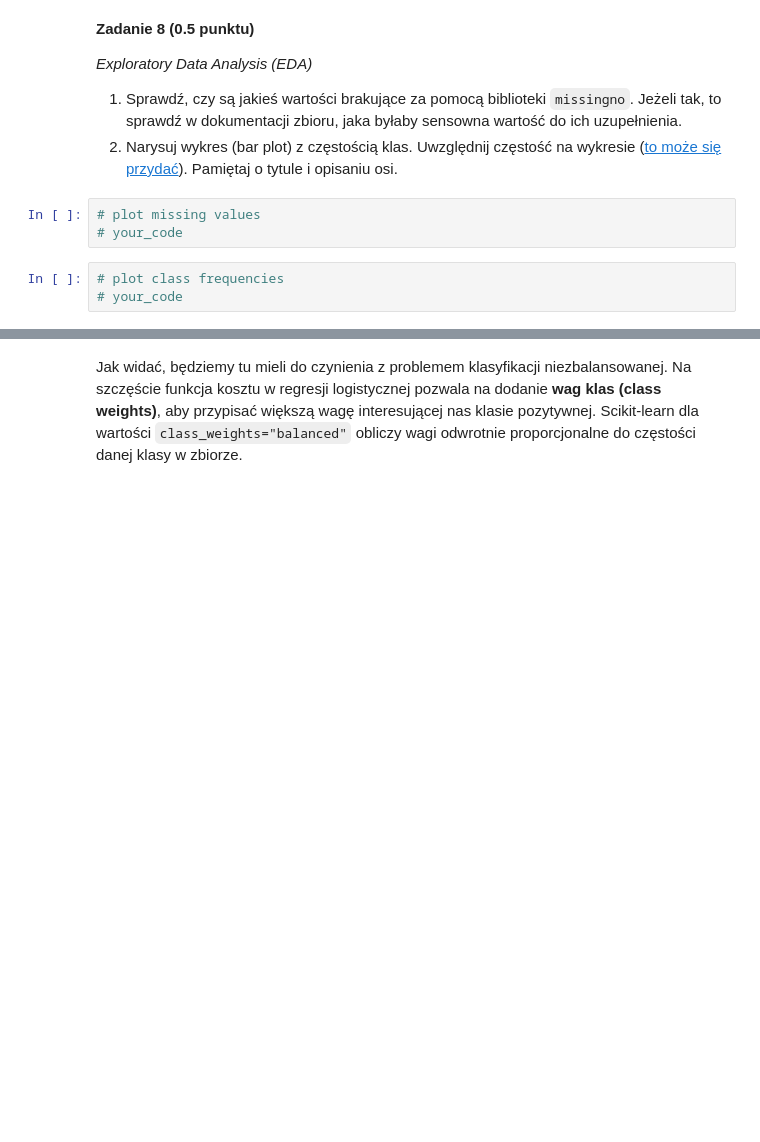
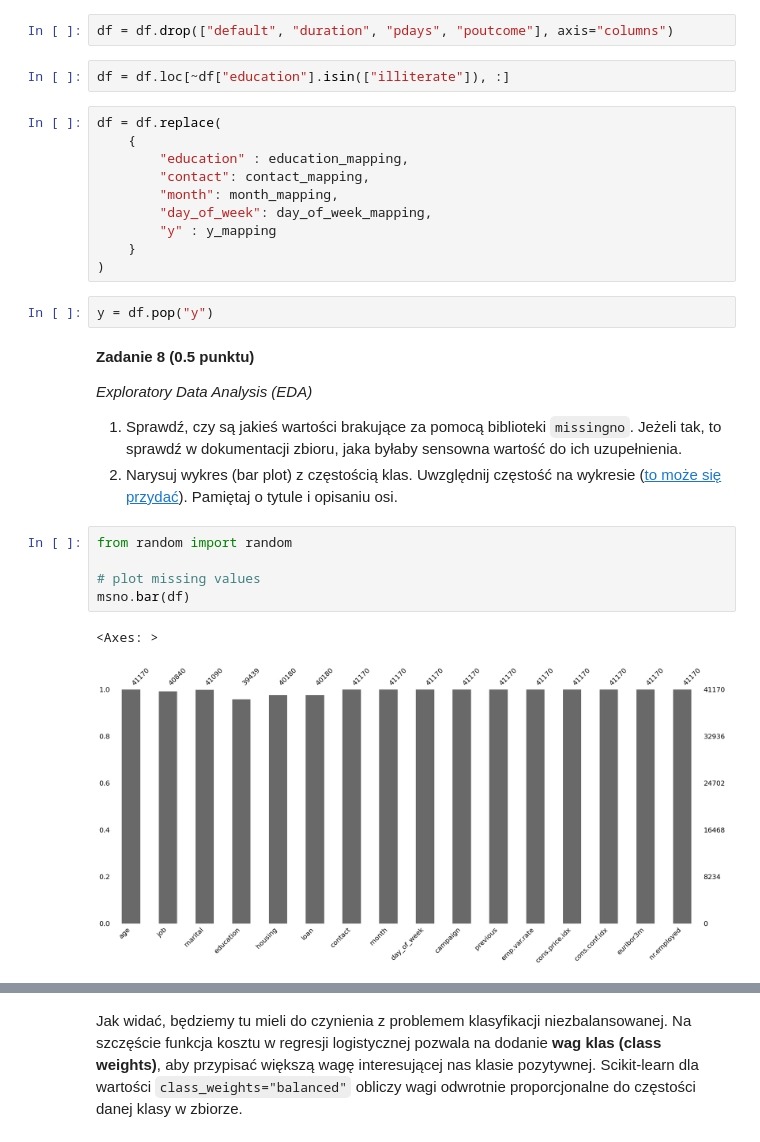
Before and after one commit to dominiks01/PSI, a Jupyter notebook: lab1/lab_1.ipynb, the cells around one changed output, grey strips where cells are left out. Drawn from its saved outputs; the diff is of its cells as text; blank space fills up the shorter version.

```diff
--- a/lab1/lab_1.ipynb
+++ b/lab1/lab_1.ipynb
@@ -1010,3 +1094,19 @@ y_mapping = {
+# %%
+df = df.drop(["default", "duration", "pdays", "poutcome"], axis="columns")
+# %%
+df = df.loc[~df["education"].isin(["illiterate"]), :]
+# %%
+df = df.replace(
+    {
+        "education" : education_mapping,
+        "contact": contact_mapping,
+        "month": month_mapping,
+        "day_of_week": day_of_week_mapping,
+        "y" : y_mapping
+    }
+)
+# %%
+y = df.pop("y")
 # %% [markdown]
 **Zadanie 8 (0.5 punktu)**
 
@@ -1014,9 +1114,11 @@ y_mapping = {
 
 1. Sprawdź, czy są jakieś wartości brakujące za pomocą biblioteki `missingno`. Jeżeli tak, to sprawdź w dokumentacji zbioru, jaka byłaby sensowna wartość do ich uzupełnienia.
 2. Narysuj wykres (bar plot) z częstością klas. Uwzględnij częstość na wykresie ([to może się przydać](https://stackoverflow.com/a/68107610/9472066)). Pamiętaj o tytule i opisaniu osi.
-# %%
-# plot missing values
-# your_code
-# %%
-# plot class frequencies
-# your_code
+# %%
+from random import random
+
+# plot missing values
+msno.bar(df)
+# %% [output]
+<Axes: >
+[figure, added]
```
Also changed, not shown: parts of 52 cells of this notebook, 11 other files.
